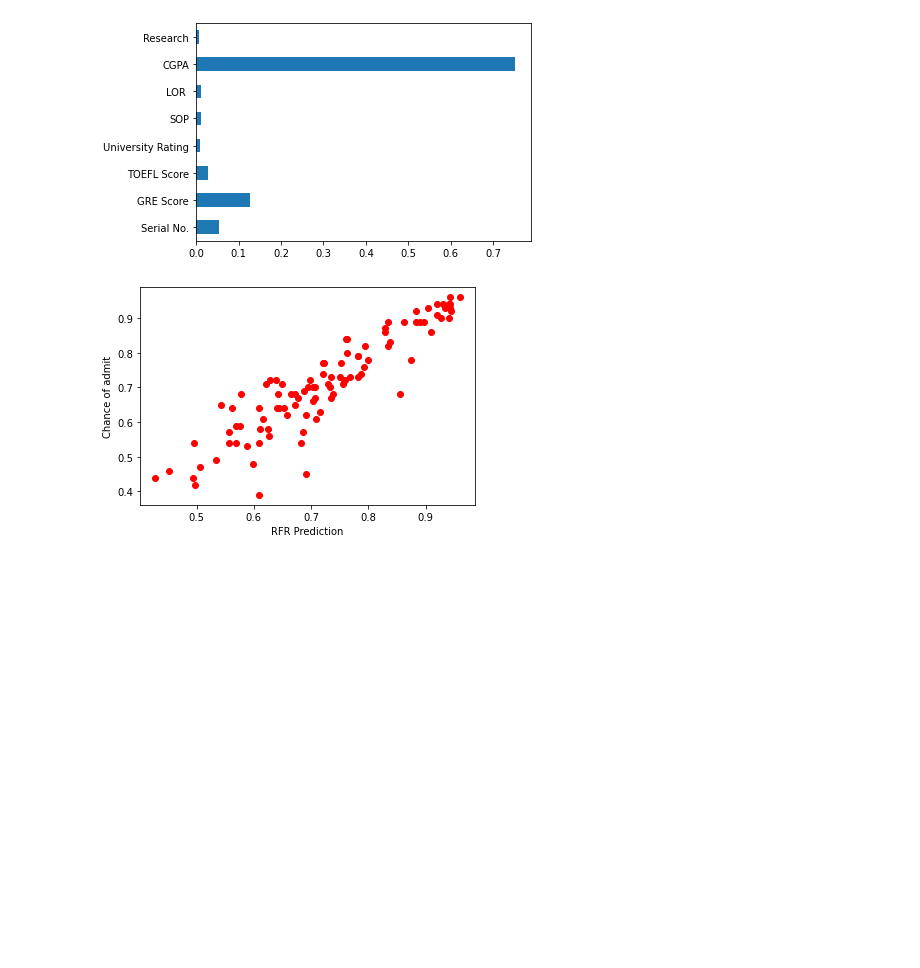
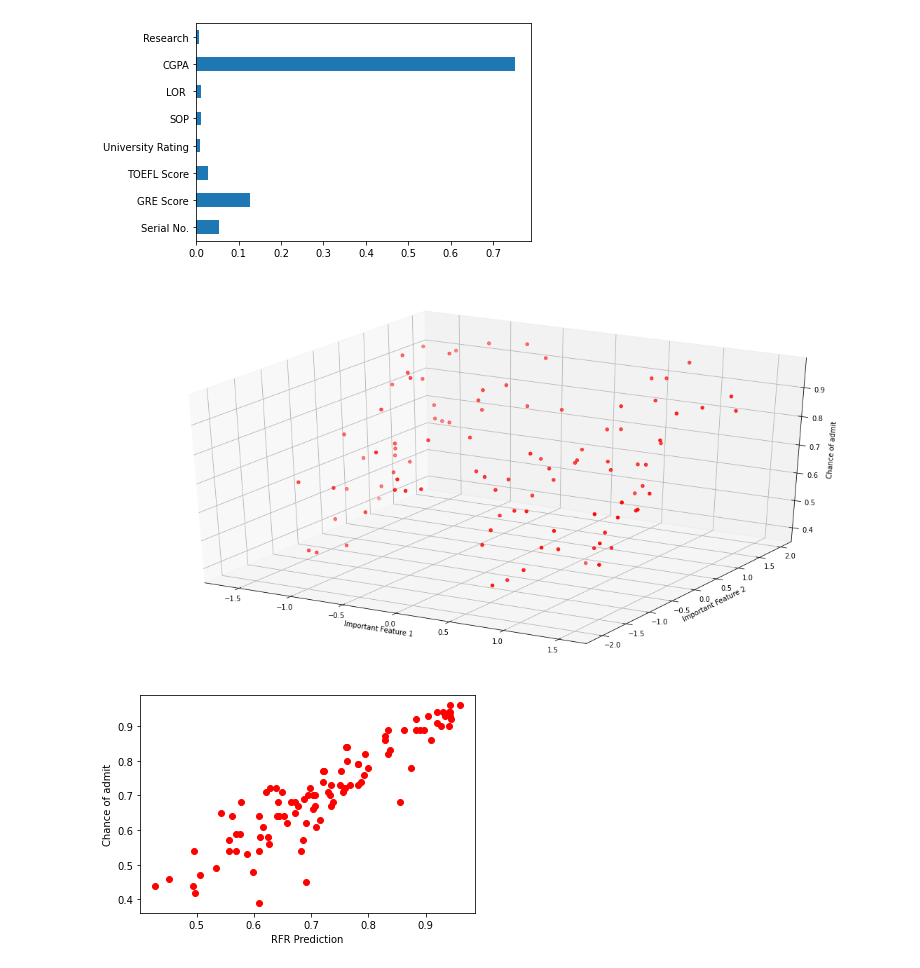
Before and after one commit to amogh2004/Automated-Admission-Prediction, a Jupyter notebook: RFR.ipynb, the cells around one changed output. Cells and saved outputs as stored; diff of their text form; code cells hidden in the pictures; blank space fills up the shorter version.

```diff
--- a/RFR.ipynb
+++ b/RFR.ipynb
@@ -53,6 +53,15 @@ f_imp.plot(kind = 'barh')
 plt.show()
 # %% [output]
 [figure]
+# %%
+ax = plt.figure(figsize=(20,10)).add_subplot(projection = '3d')
+ax.set_xlabel('Important Feature 1')
+ax.set_ylabel('Important Feature 2')
+ax.set_zlabel('Chance of admit')
+#ax.plot3D(x_test[:,0],x_test[:,1],pred,c = 'blue');
+ax.scatter3D(X_test[:,0],X_test[:,1],y_test,c = 'red');
+# %% [output]
+[figure, added]
 # %%
 plt.xlabel('RFR Prediction')
 plt.ylabel('Chance of admit')
```
